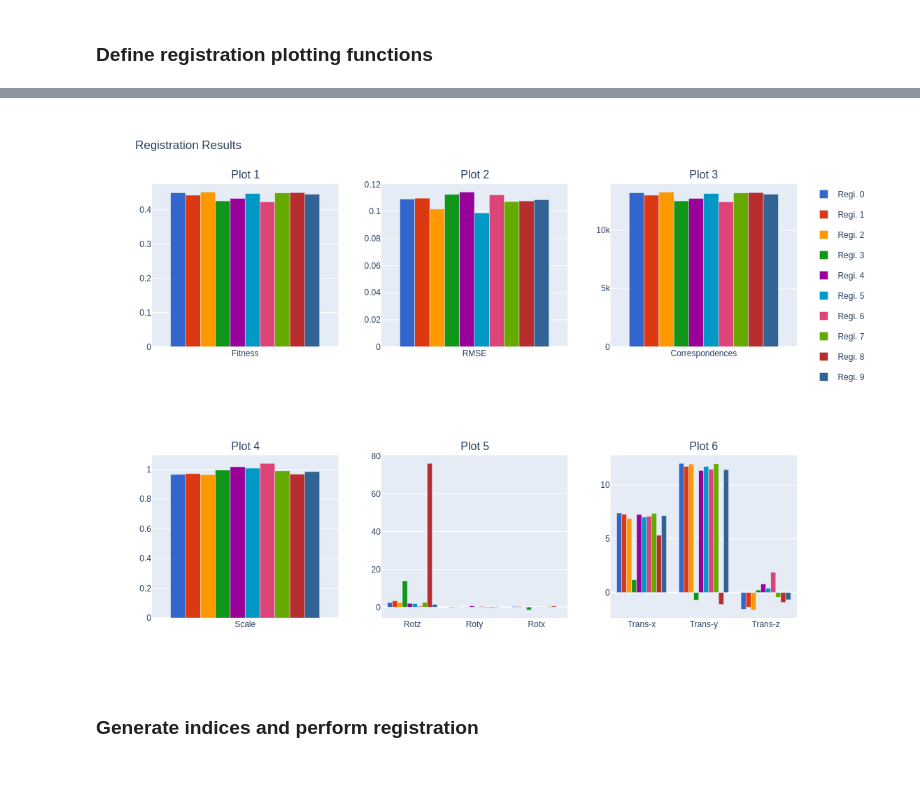
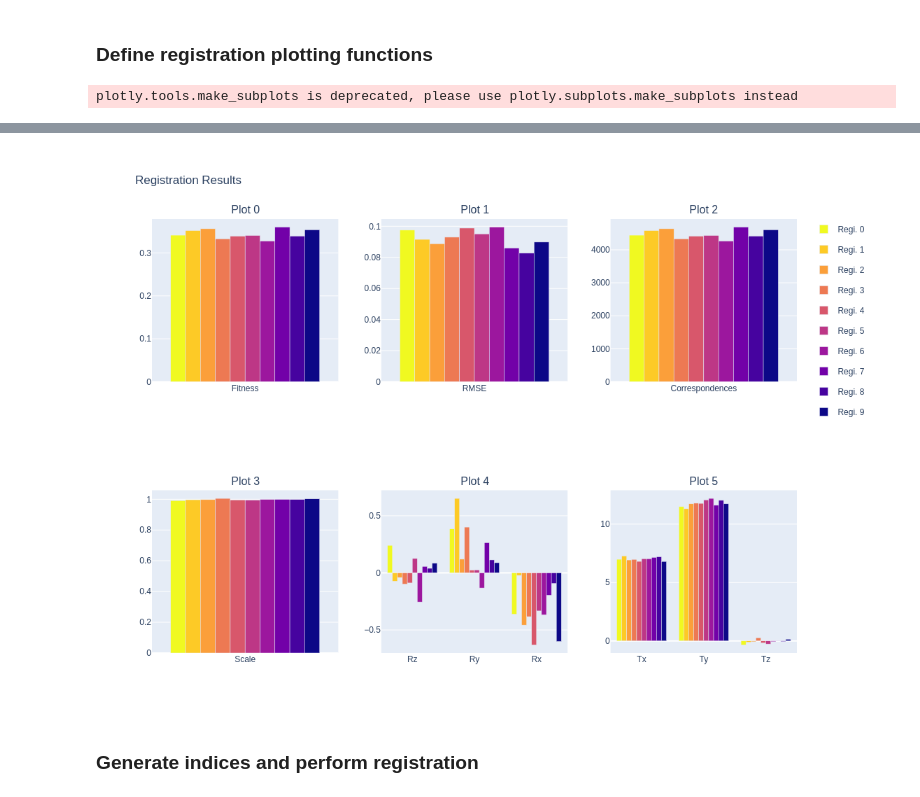
Before and after one commit to markvilar/mynd, a Jupyter notebook: notebooks/registration_dev.ipynb, the cells around one changed output, grey strips where cells are left out. Cells and saved outputs as stored; diff of their text form; code cells hidden in the pictures.

Commit message:
Refactor the modules of the registration package. Add drawing and plotting functions for point clouds and registration results. Add transformation helpers to spatial package.

```diff
--- a/notebooks/registration_dev.ipynb
+++ b/notebooks/registration_dev.ipynb
@@ -149,14 +120,14 @@ def log_registration(
     logger.info("")
 # %%
 # NOTE: Parameters - move to config
-VOXEL_SIZE: float = 0.20
+VOXEL_SIZE: float = 0.30  # 0.20
 
 # FPFH feature parameters
 FEATURE_RADIUS: float = 2.00  # NOTE: 2.00
-FEATURE_NEIGHBOURS: int = 500
+FEATURE_NEIGHBOURS: int = 400
 
 # Validation and estimation
-CORRESPONDENCE_DISTANCE: float = 0.20
+CORRESPONDENCE_DISTANCE: float = 0.15  # 0.20
 EDGE_LENGTH: float = 0.95  # NOTE: 0.95
 NORMAL_ANGLE: float = 5.0
 
@@ -165,8 +136,8 @@ ESTIMATE_SCALE: bool = True
 
 # RANSAC parameters
 SAMPLE_COUNT: int = 3
-MAX_ITERATIONS: int = 1000000
-CONFIDENCE: float = 1.0  # NOTE: 0.999
+MAX_ITERATIONS: int = 5 * 10**7
+CONFIDENCE: float = 1.0
 
 
 preprocessor: Callable[[PointCloud], PointCloud] = partial(
@@ -504,13 +211,21 @@ def create_registration_traces(
 # %%
-figure: go.Figure = create_registration_figure()
+import plotly.express as px
+import plotly.graph_objects as go
 
-# colors: list[str] = px.colors.sequential.Plasma_r
-colors: list[str] = px.colors.qualitative.G10
+figure: go.Figure = create_subplots(
+    rows=2,
+    cols=3,
+    # column_widths = [ 1, 1, 1 ],
+    # row_heights = [ 1, 1 ],
+)
 
+# NOTE: Alternative color sequences
+colors: list[str] = px.colors.sequential.Plasma_r * 2
+# colors: list[str] = px.colors.qualitative.G10
 
 for index, (result, color) in enumerate(zip(test_results, colors)):
 
-    traces: dict = create_registration_traces(
+    traces: dict[str, go.Trace] = trace_registration_result(
         result,
         name=f"Regi. {index}",
         legendgroup=index,
@@ -529,9 +244,14 @@ for index, (result, color) in enumerate(zip(test_results, colors)):
 figure.update_layout(height=800, width=1000, title_text="Registration Results")
 figure.show()
 
+
 visualize_test: bool = False
 
 if visualize_test:
+
+    source_cloud: PointCloud = loaders[test_source]().unwrap()
+    target_cloud: PointCloud = loaders[test_target]().unwrap()
+
     for index, result in enumerate(test_results):
         visualize_registration(
             source=source_cloud,
@@ -540,3 +260,4 @@ if visualize_test:
             title=f"Test case: {test_source}, {test_target}, {index}",
         )
 # %% [output]
+plotly.tools.make_subplots is deprecated, please use plotly.subplots.make_subplots instead
@@ -543,4 +265,4 @@ if visualize_test:
-[figure, old version]
+[figure, new version]
 # %% [markdown]
 ### Generate indices and perform registration
 # %%
```
Also changed, not shown: parts of 6 cells of this notebook, 13 other files.
